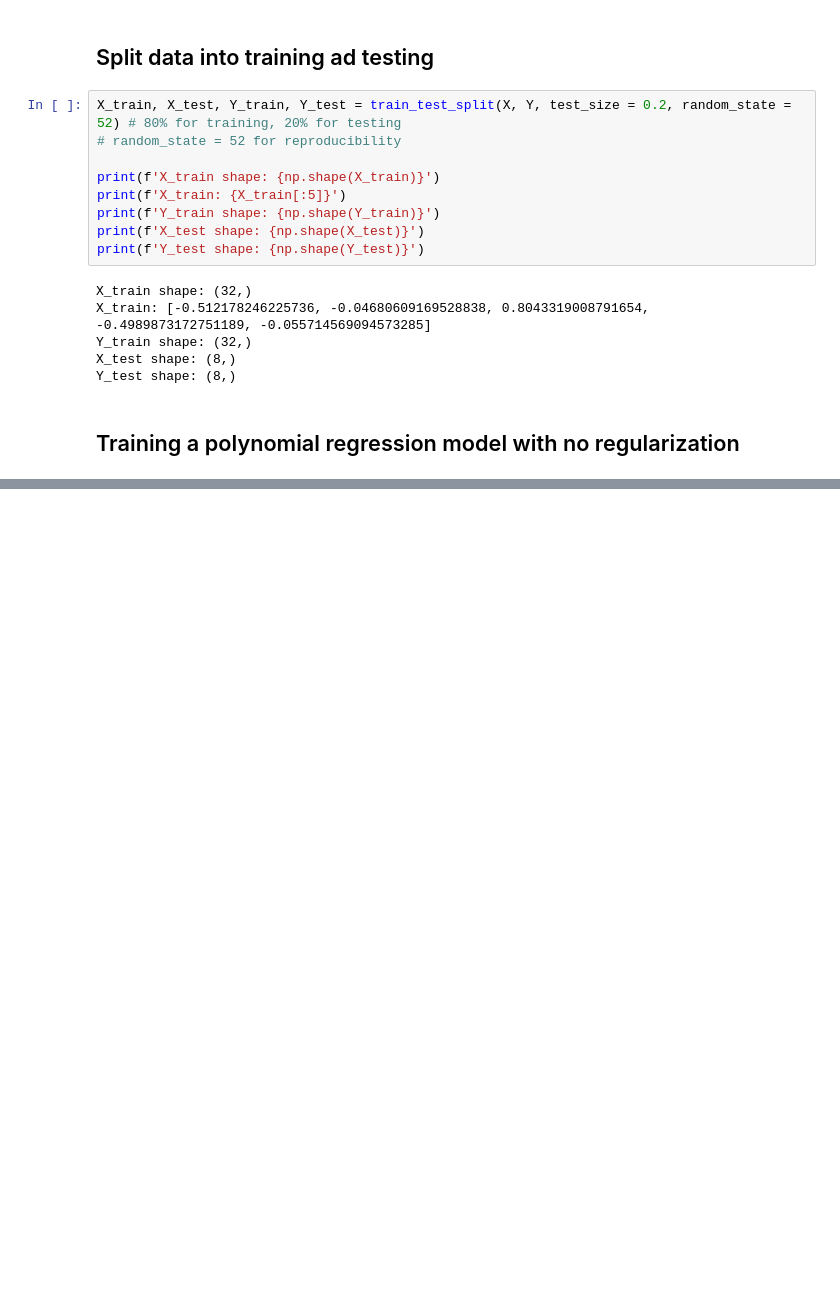
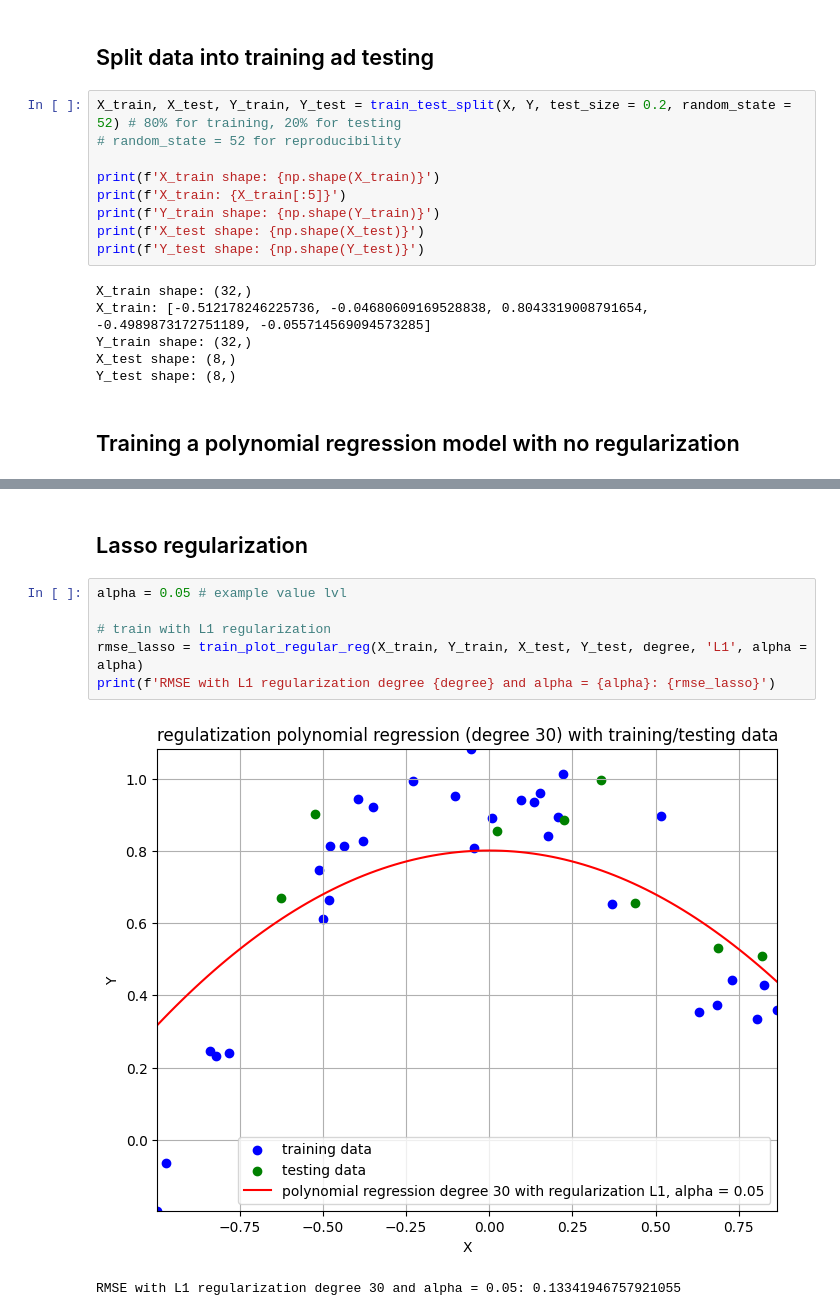
Before and after one commit to lichkovahadaniil/GROK_ML, a Jupyter notebook: chapter4/testing_regularization.ipynb, the cells around one changed output, grey strips where cells are left out. Saved outputs shown, nothing was run; the diff lists cells and outputs as text; blank space fills up the shorter version.

Commit message:
worked with L1 and L2 regularization

```diff
--- a/chapter4/testing_regularization.ipynb
+++ b/chapter4/testing_regularization.ipynb
@@ -109,0 +108,11 @@ square loss: 439647091.67324084
+# %% [markdown]
+## Lasso regularization
+# %%
+alpha = 0.05 # example value lvl
+
+# train with L1 regularization
+rmse_lasso = train_plot_regular_reg(X_train, Y_train, X_test, Y_test, degree, 'L1', alpha = alpha)
+print(f'RMSE with L1 regularization degree {degree} and alpha = {alpha}: {rmse_lasso}')
+# %% [output]
+[figure, added]
+RMSE with L1 regularization degree 30 and alpha = 0.05: 0.13341946757921055
```
Also changed, not shown: parts of 5 cells of this notebook, 1 other file.
